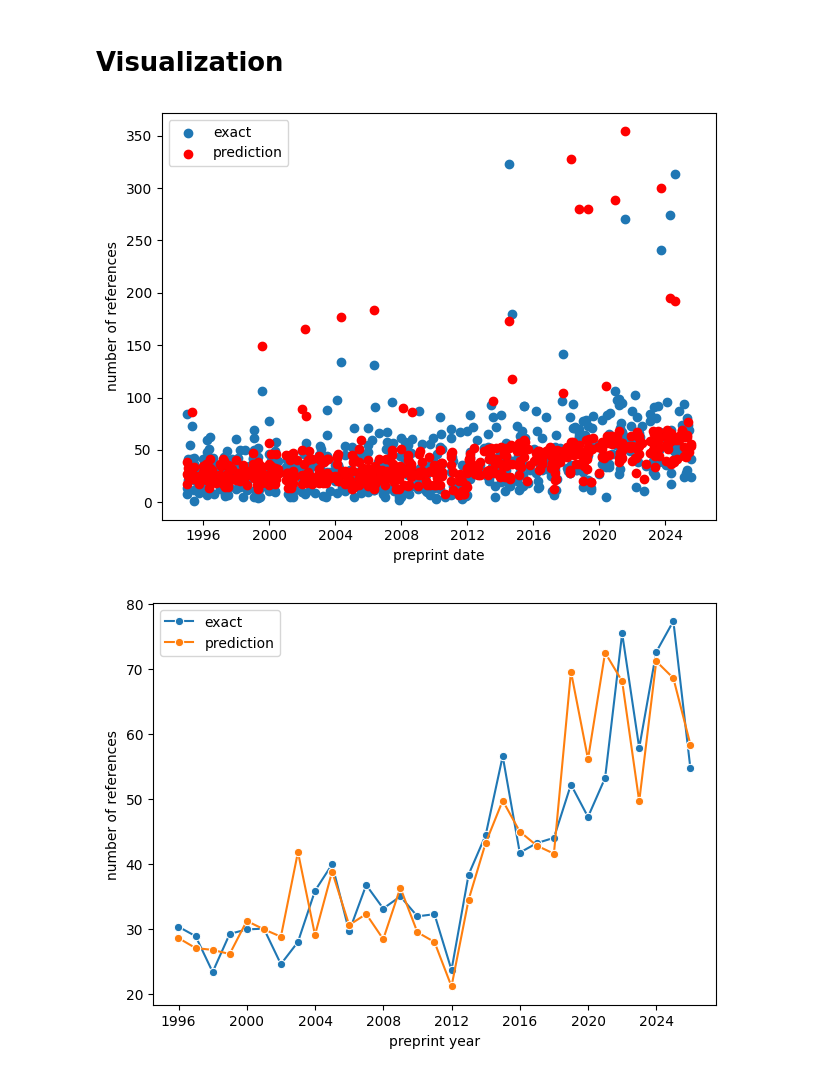
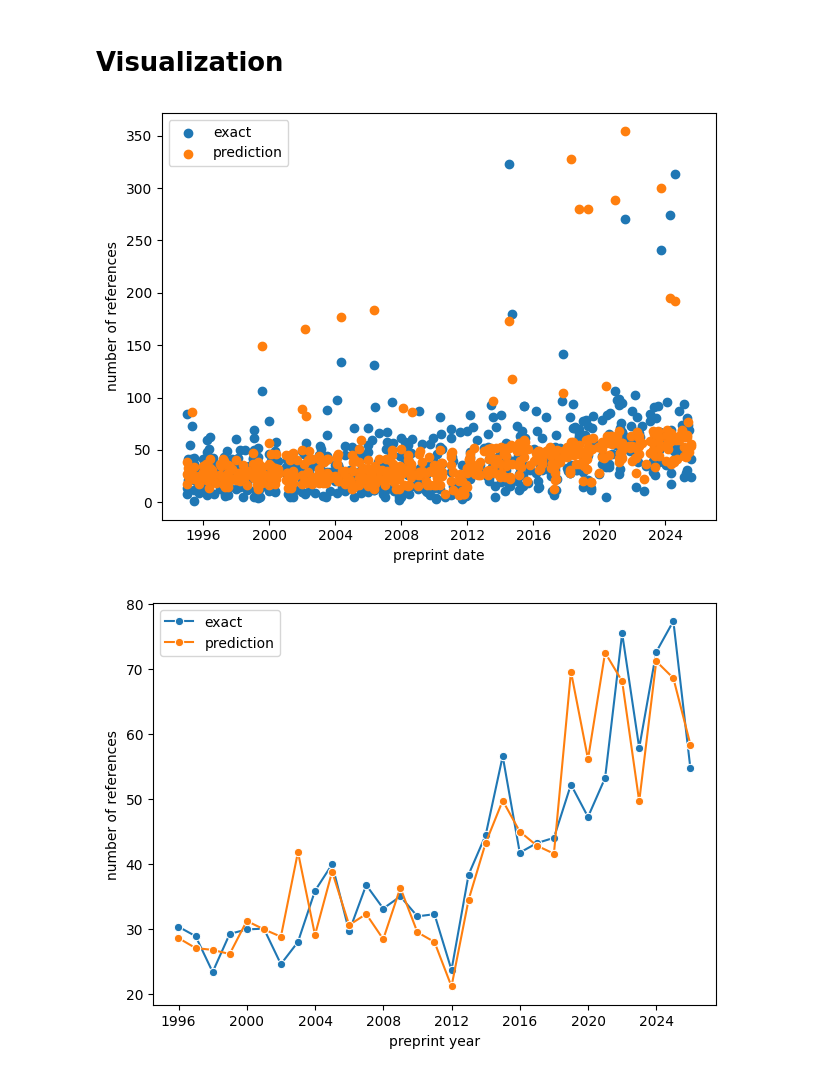
Before and after one commit to hyunwoooh5/reference-inflation, a Jupyter notebook: notebook/notebook.ipynb, the cells around one changed output. Cells and saved outputs as stored; diff of their text form; code cells hidden in the pictures.

```diff
--- a/notebook/notebook.ipynb
+++ b/notebook/notebook.ipynb
@@ -1085,23 +1085,28 @@ with open("../bin/model_article.pkl", "wb") as file:
     pickle.dump(model_article, file)
 # %% [markdown]
 # Visualization
+# %%
+with open("../bin/model.pkl", "rb") as file:
+    model = pickle.load(file)
+
+y_test_pred = model.predict(df_test)
 # %%
 import matplotlib.pyplot as plt
 
 base_date = pd.to_datetime('1995-01-01')
 
 test_date = base_date + pd.to_timedelta(df_test['preprint_date_numeric'], unit='D')
 
 plt.scatter(test_date, y_test, label='exact')
-plt.scatter(test_date, y_test_pred, label='prediction', color='red')
+plt.scatter(test_date, y_test_pred, label='prediction')
 plt.xlabel('preprint date')
 plt.ylabel('number of references')
 plt.tight_layout()
 plt.legend()
 
 plt.show()
 # %% [output]
-[figure, old version]
+[figure, new version]
 # %%
 df1 = pd.DataFrame({'preprint_date': test_date, 'number_of_references':y_test}).set_index('preprint_date')
 df2 = pd.DataFrame({'preprint_date': test_date, 'number_of_references':y_test_pred}).set_index('preprint_date')
```
Also changed, not shown: parts of 3 cells of this notebook, 4 other files.
